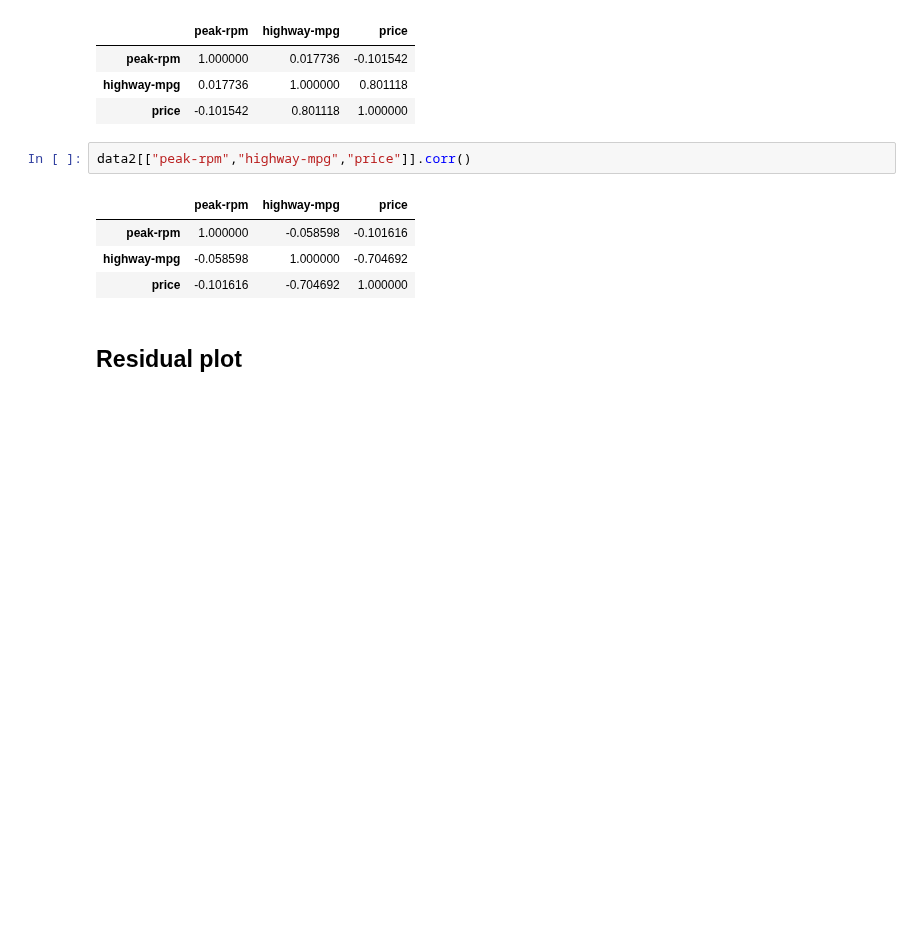
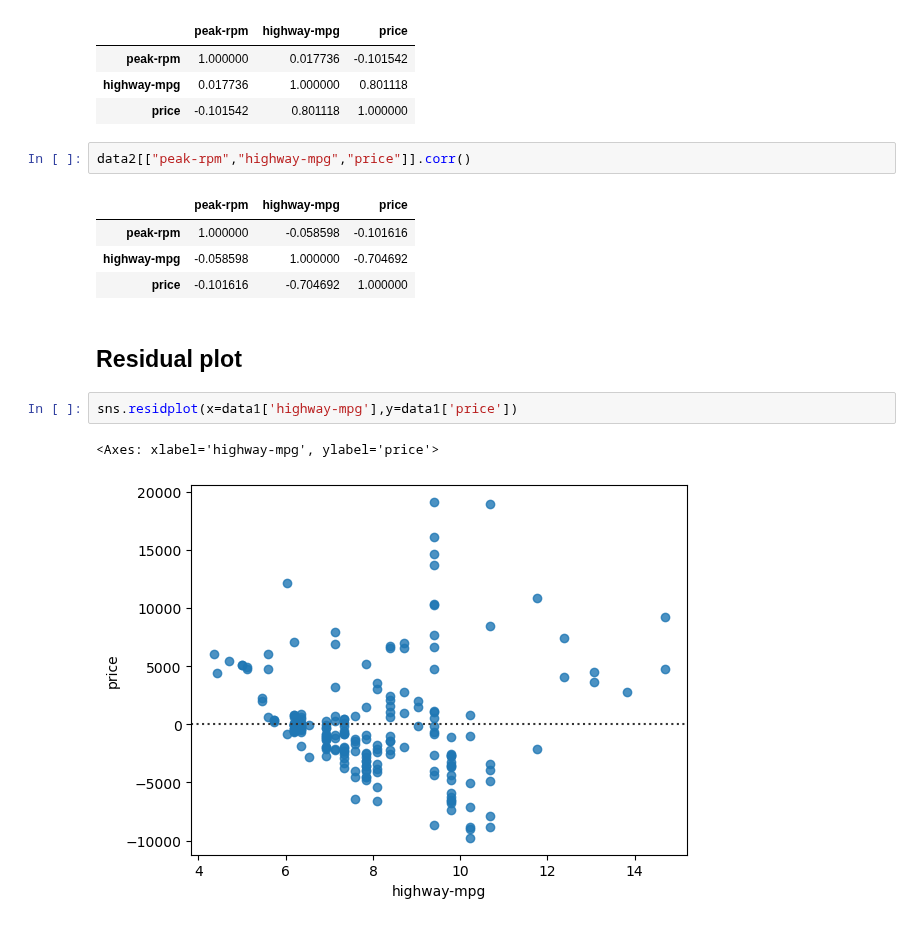
Before and after one commit to Immortal-Pi/IBMdatascience, a Jupyter notebook: dataAnalysis/carPricingDataset.ipynb, the cells around one changed output. Cells and saved outputs as stored; diff of their text form; blank space fills up the shorter version.

```diff
--- a/dataAnalysis/carPricingDataset.ipynb
+++ b/dataAnalysis/carPricingDataset.ipynb
@@ -1215,3 +1215,8 @@ data2[["peak-rpm","highway-mpg","price"]].corr()
 | price | -0.101616 | -0.704692 | 1.000000 |
 # %% [markdown]
 ## Residual plot
+# %%
+sns.residplot(x=data1['highway-mpg'],y=data1['price'])
+# %% [output]
+<Axes: xlabel='highway-mpg', ylabel='price'>
+[figure, added]
```
Also changed, not shown: parts of 6 cells of this notebook.
